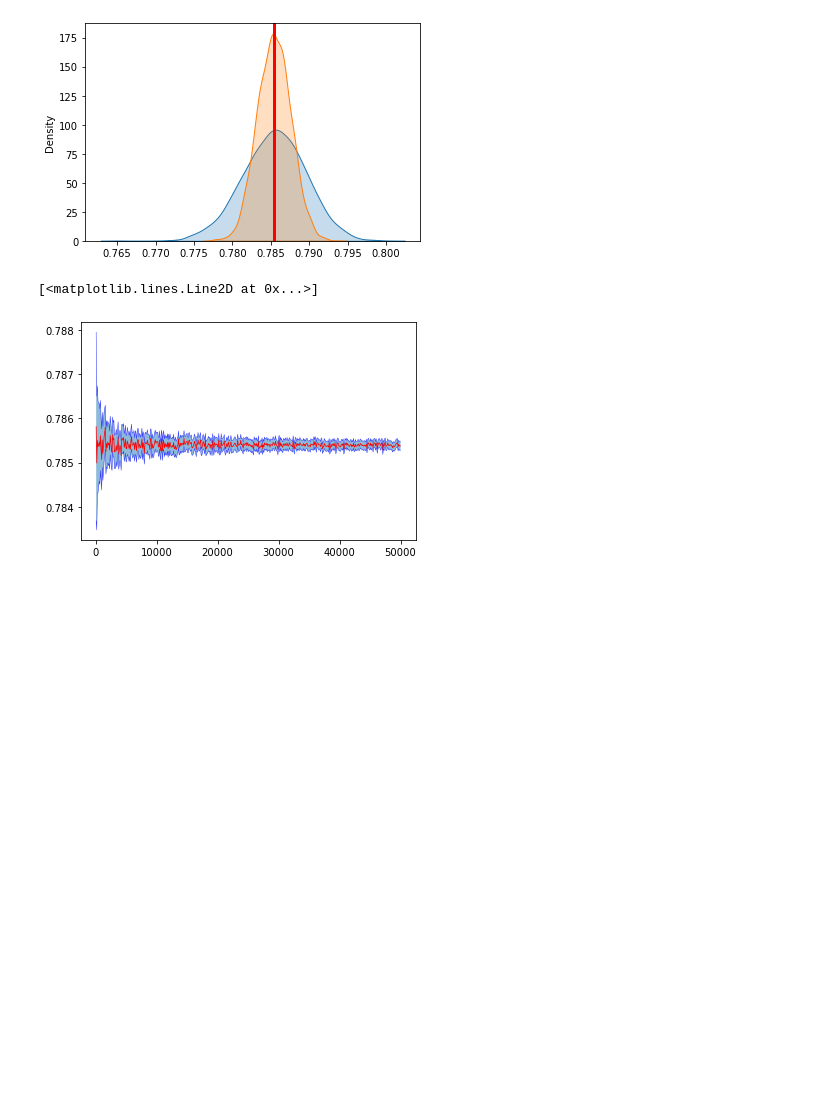
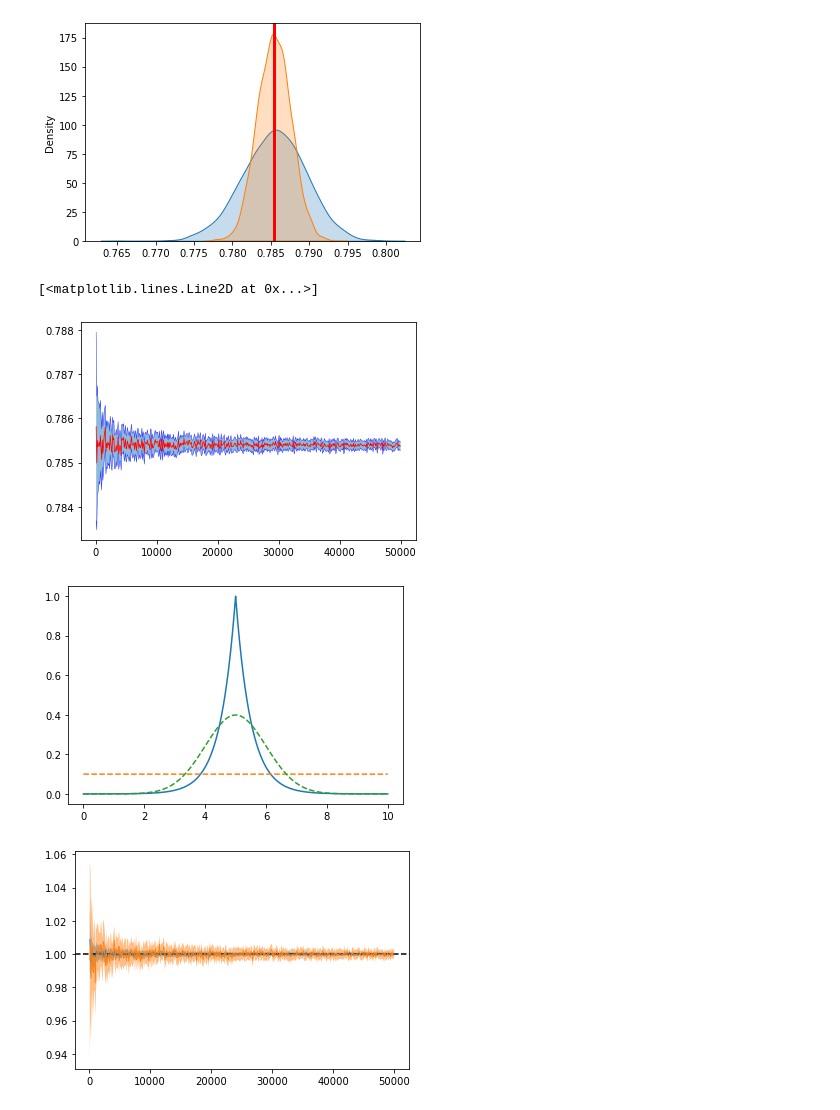
Before and after one commit to OscarGB/MUCD-CN, a Jupyter notebook: Integracion de Monte-Carlo/Untitled.ipynb, the cells around one changed output. Drawn from its saved outputs; the diff is of its cells as text; code cells hidden in the pictures; blank space fills up the shorter version.

```diff
--- a/Integracion de Monte-Carlo/Untitled.ipynb
+++ b/Integracion de Monte-Carlo/Untitled.ipynb
@@ -128,3 +125,61 @@ def montecarlo_importancia(f,h,a,b,nsample,N):
     x = f((N,nsample))
     hx = h(x)
     return np.mean(hx,1)
+# %%
+a = 0
+b = 10
+
+nx = 10000
+x = np.linspace(a, b, nx)
+
+y_norm = norm.pdf(x,5,1)
+y_unif = np.full_like(x,1/(b-a))
+y_g = g(x)
+
+plt.plot(x, y_g)
+plt.plot(x, y_unif, '--')
+plt.plot(x, y_norm, '--')
+plt.show()
+
+
+simulations = 500
+f_norm = lambda size: np.random.normal(5,1,size)
+h_norm = lambda x: g(x)/norm.pdf(x,5,1)
+data = np.concatenate([montecarlo_importancia(f_norm,h_norm,a,b,nsample,simulations) for nsample in np.arange(100, 50100, 100)])
+
+df = pd.DataFrame(data={'samples':np.repeat(np.arange(100, 50100, 100), simulations), 'value':data})
+
+df2 = df.groupby("samples").mean()
+df2["dif"] = df.groupby("samples").std()*norm.interval(0.9975)[1]/np.sqrt(simulations)
+df2["upper"] = df2["value"] + df2["dif"]
+df2["lower"] = df2["value"] - df2["dif"]
+
+plt.axhline(1,ls='--',color='black')
+
+plt.fill_between(x = df2.index,y1 = df2.lower, y2 = df2.upper, alpha=0.25)
+plt.plot(df2.index, df2.value, linewidth=0.75)
+#plt.plot(df2.index, df2.upper, 'b', linewidth=0.5, alpha=0.75)
+#plt.plot(df2.index, df2.lower, 'b', linewidth=0.5, alpha=0.75)
+
+
+
+
+f_unif = lambda size: np.random.random_sample(size)*(b-a)+a
+h_unif = lambda x : g(x)*(b-a)
+data_u = np.concatenate([montecarlo_importancia(f_unif,h_unif,a,b,nsample,simulations) for nsample in np.arange(100, 50100, 100)])
+
+df3 = pd.DataFrame(data={'samples':np.repeat(np.arange(100, 50100, 100), simulations), 'value':data_u})
+
+df4 = df3.groupby("samples").mean()
+df4["dif"] = df3.groupby("samples").std()*norm.interval(0.9975)[1]/np.sqrt(simulations)
+df4["upper"] = df4["value"] + df4["dif"]
+df4["lower"] = df4["value"] - df4["dif"]
+
+#plt.fill_between(x = df4.index,y1 = df4.lower, y2 = df4.upper, alpha=0.25)
+plt.plot(df4.index, df4.value, linewidth=0.75)
+#plt.plot(df2.index, df2.upper, 'b', linewidth=0.5, alpha=0.75)
+#plt.plot(df2.index, df2.lower, 'b', linewidth=0.5, alpha=0.75)
+plt.show()
+# %% [output]
+[figure, added]
+[figure, added]
```
Also changed, not shown: parts of 3 cells of this notebook, 1 other file.
